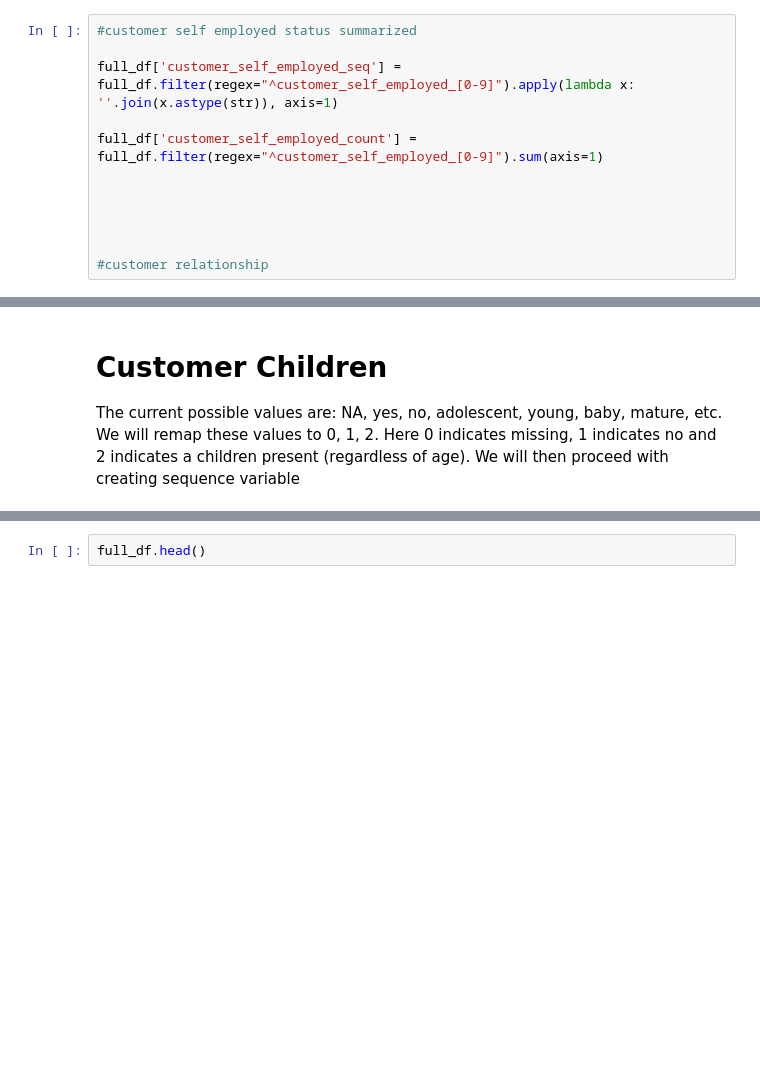
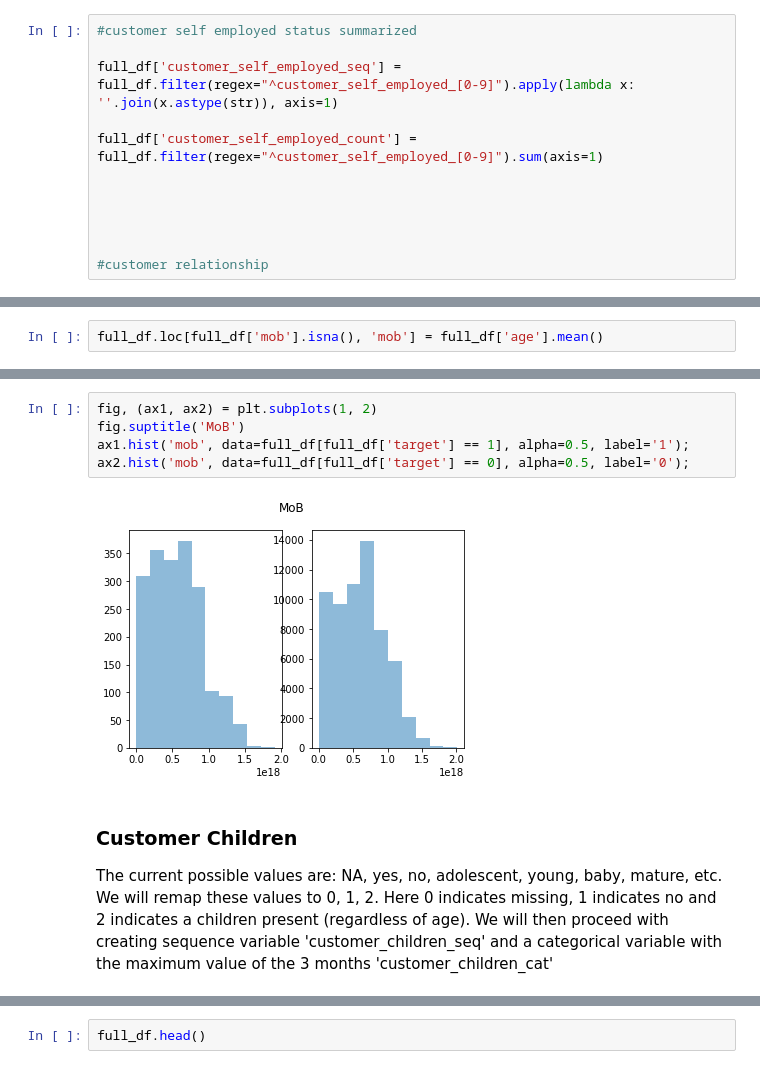
Before and after one commit to alejandramendezb/ADA, a Jupyter notebook: assignment_1/DataPreprocessing.ipynb, the cells around one changed output, grey strips where cells are left out. Cells and saved outputs as stored; diff of their text form; blank space fills up the shorter version.

```diff
--- a/assignment_1/DataPreprocessing.ipynb
+++ b/assignment_1/DataPreprocessing.ipynb
@@ -249,0 +405,2 @@ full_df['customer_self_employed_count'] = full_df.filter(regex="^customer_self_e
+# %%
+full_df.loc[full_df['mob'].isna(), 'mob'] = full_df['age'].mean()
@@ -250,7 +415,14 @@ full_df['customer_self_employed_count'] = full_df.filter(regex="^customer_self_e
+# %%
+fig, (ax1, ax2) = plt.subplots(1, 2)
+fig.suptitle('MoB')
+ax1.hist('mob', data=full_df[full_df['target'] == 1], alpha=0.5, label='1');
+ax2.hist('mob', data=full_df[full_df['target'] == 0], alpha=0.5, label='0');
+# %% [output]
+[figure, added]
 # %% [markdown]
-# Customer Children
+### Customer Children
 
-The current possible values are: NA, yes, no, adolescent, young, baby, mature, etc. We will remap these values to 0, 1, 2. Here 0 indicates missing, 1 indicates no and 2 indicates a children present (regardless of age). We will then proceed with creating sequence variable
+The current possible values are: NA, yes, no, adolescent, young, baby, mature, etc. We will remap these values to 0, 1, 2. Here 0 indicates missing, 1 indicates no and 2 indicates a children present (regardless of age). We will then proceed with creating sequence variable 'customer_children_seq' and a categorical variable with the maximum value of the 3 months 'customer_children_cat'
 # %%
 def clean_children(text):
     if pd.isnull(text):
```
Also changed, not shown: parts of 35 cells of this notebook, 1 other file.
